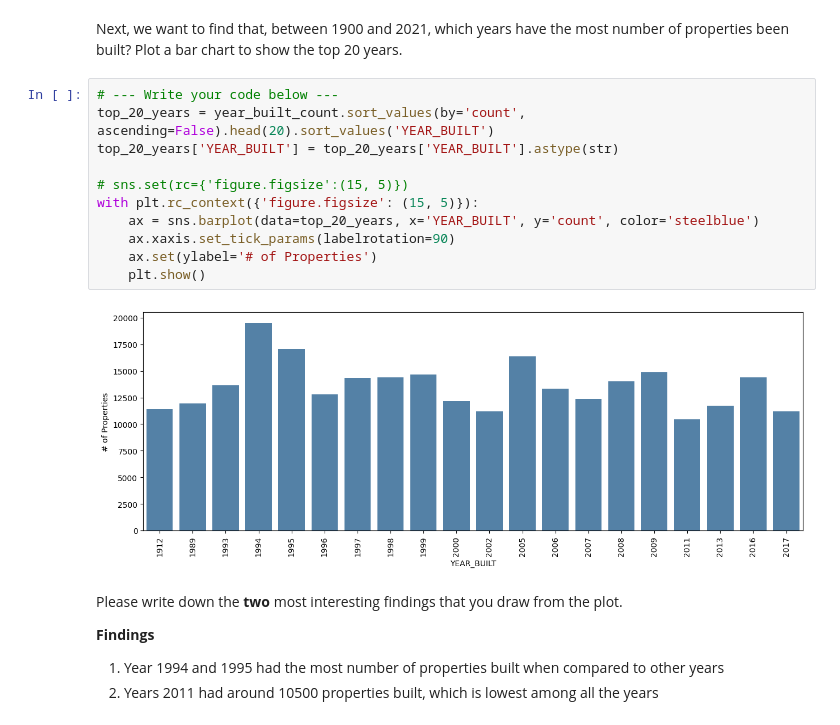
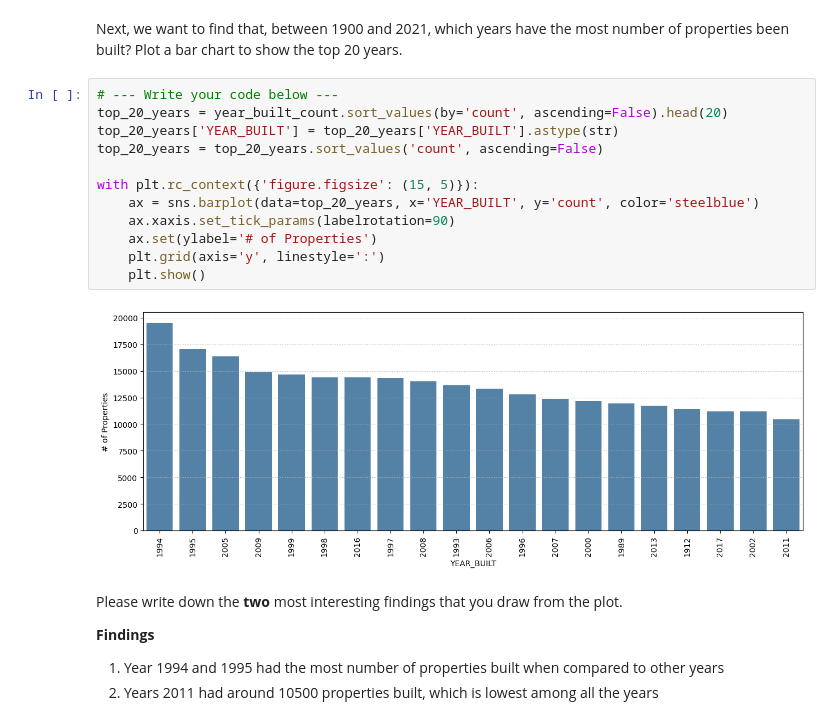
Before and after one commit to kgdarshaun/bigdata-cmpt733, a Jupyter notebook: Assignments/A3/A3.ipynb, the cells around one changed output. Drawn from its saved outputs; the diff is of its cells as text.

```diff
--- a/Assignments/A3/A3.ipynb
+++ b/Assignments/A3/A3.ipynb
@@ -132,17 +134,18 @@ Please write down the **two** most interesting findings that you draw from the p
 Next, we want to find that, between 1900 and 2021, which years have the most number of properties been built? Plot a bar chart to show the top 20 years.
 # %%
 # --- Write your code below ---
-top_20_years = year_built_count.sort_values(by='count', ascending=False).head(20).sort_values('YEAR_BUILT')
+top_20_years = year_built_count.sort_values(by='count', ascending=False).head(20)
 top_20_years['YEAR_BUILT'] = top_20_years['YEAR_BUILT'].astype(str)
+top_20_years = top_20_years.sort_values('count', ascending=False)
 
-# sns.set(rc={'figure.figsize':(15, 5)})
 with plt.rc_context({'figure.figsize': (15, 5)}):
 	ax = sns.barplot(data=top_20_years, x='YEAR_BUILT', y='count', color='steelblue')
 	ax.xaxis.set_tick_params(labelrotation=90)
 	ax.set(ylabel='# of Properties')
+	plt.grid(axis='y', linestyle=':')
 	plt.show()
 # %% [output]
-[figure, old version]
+[figure, new version]
 # %% [markdown]
 Please write down the **two** most interesting findings that you draw from the plot.
 
```
Also changed, not shown: parts of 6 cells of this notebook.
